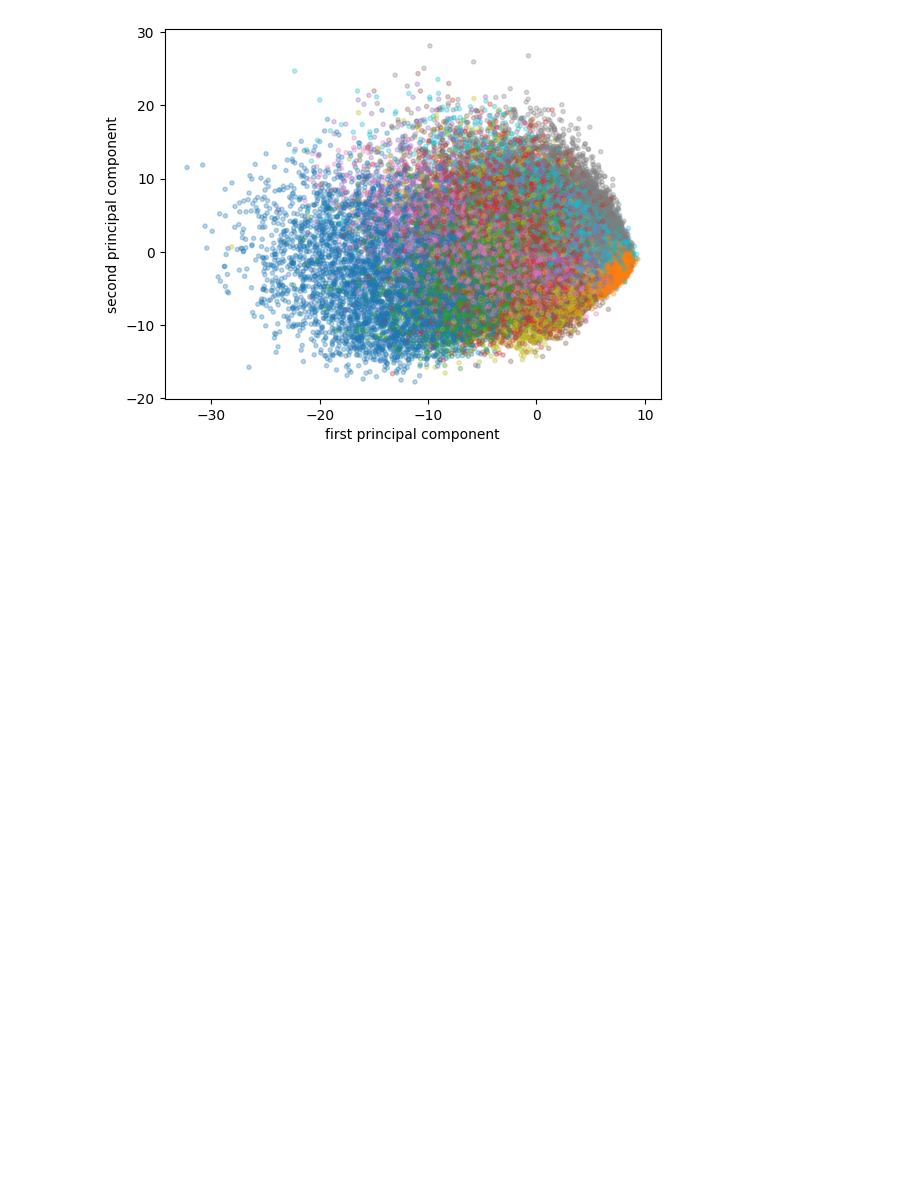
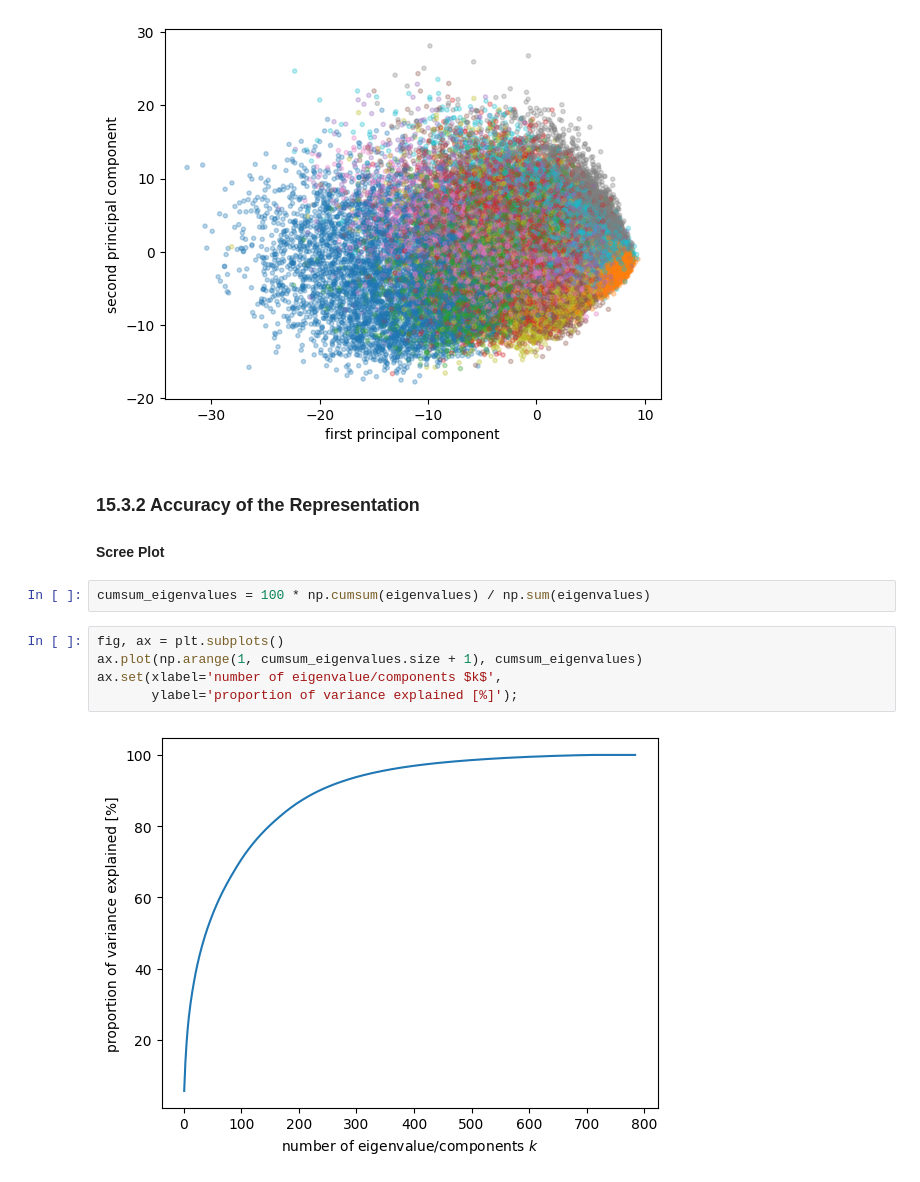
Before and after one commit to MDS-book/MDS-book, a Jupyter notebook: code/ch15_Unsupervised_Learning/15.3_Application_Aspects_and_Examples_of_PCA.ipynb, the cells around one changed output. Drawn from its saved outputs; the diff is of its cells as text; blank space fills up the shorter version.

Commit message:
Add scree plot.

```diff
--- a/code/ch15_Unsupervised_Learning/15.3_Application_Aspects_and_Examples_of_PCA.ipynb
+++ b/code/ch15_Unsupervised_Learning/15.3_Application_Aspects_and_Examples_of_PCA.ipynb
@@ -63,3 +63,15 @@ ax.scatter(X_proj[:,0], X_proj[:,1], c=y, cmap='tab10', marker='.', alpha=0.3)
 ax.set(xlabel='first principal component', ylabel='second principal component');
 # %% [output]
 [figure]
+# %% [markdown]
+### 15.3.2 Accuracy of the Representation
+#### Scree Plot
+# %%
+cumsum_eigenvalues = 100 * np.cumsum(eigenvalues) / np.sum(eigenvalues)
+# %%
+fig, ax = plt.subplots()
+ax.plot(np.arange(1, cumsum_eigenvalues.size + 1), cumsum_eigenvalues)
+ax.set(xlabel='number of eigenvalue/components $k$',
+       ylabel='proportion of variance explained [%]');
+# %% [output]
+[figure, added]
```
